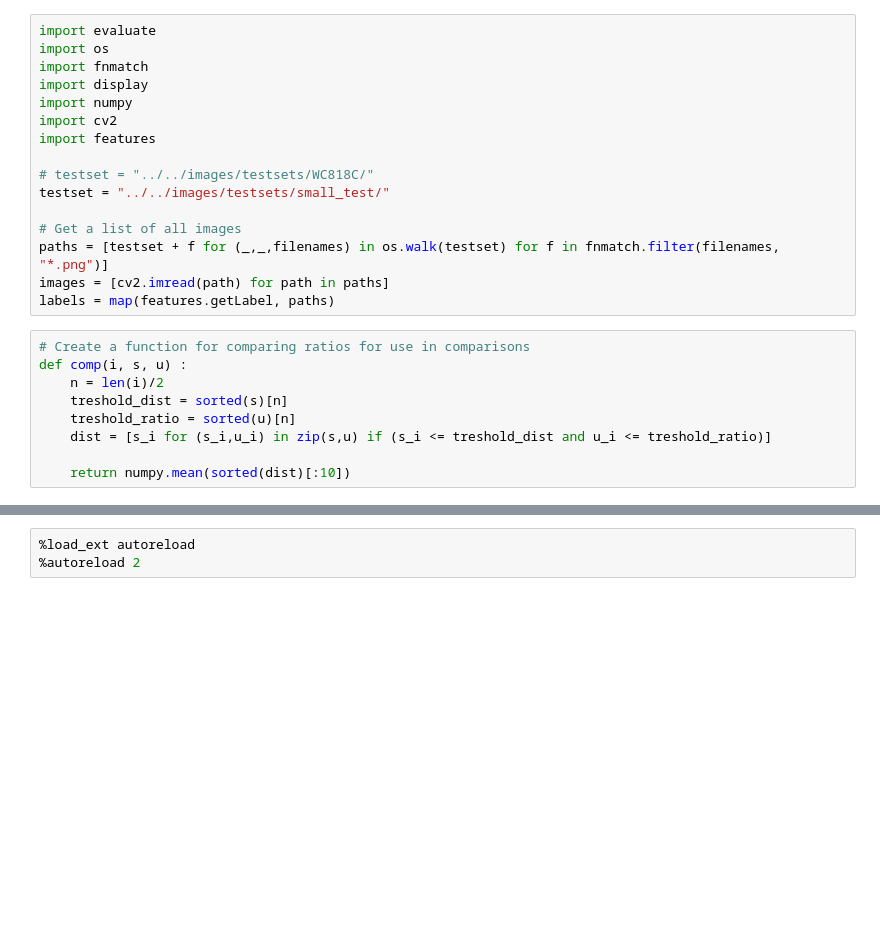
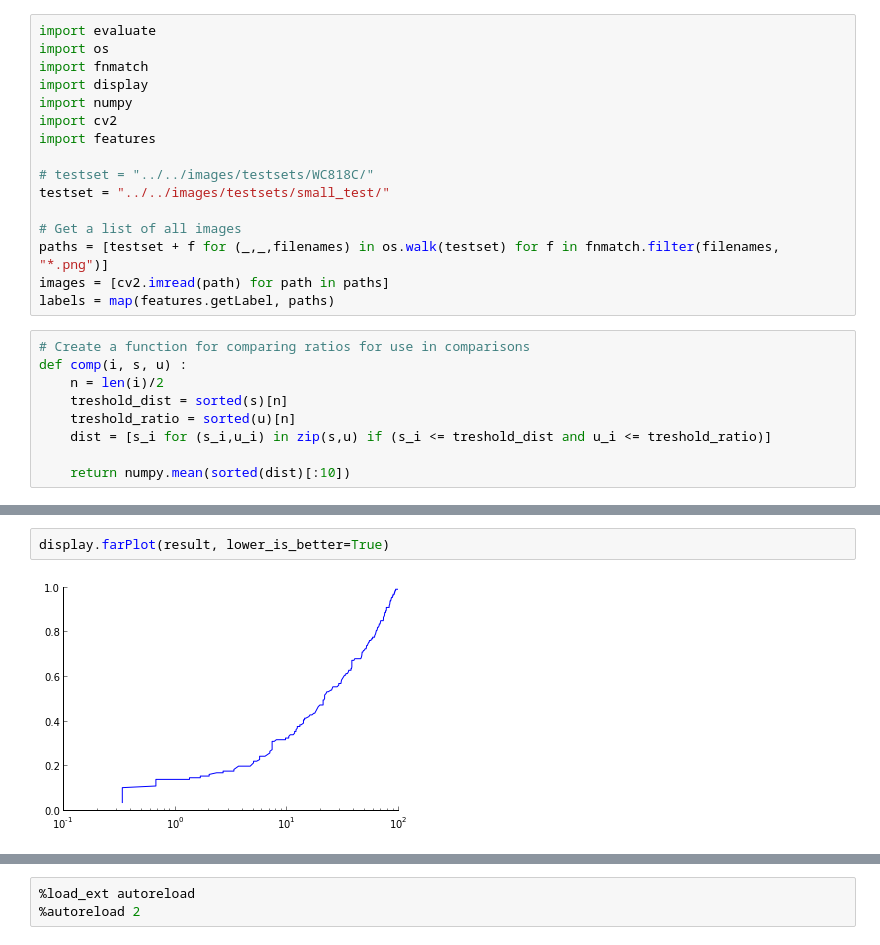
Before and after one commit to arnfred/Mirror-Match, a Jupyter notebook: code/descriptors/OpenCV-Evaluate-Plots.ipynb, the cells around one changed output, grey strips where cells are left out. Saved outputs shown, nothing was run; the diff lists cells and outputs as text; blank space fills up the shorter version.

```diff
--- a/code/descriptors/OpenCV-Evaluate-Plots.ipynb
+++ b/code/descriptors/OpenCV-Evaluate-Plots.ipynb
@@ -43,3 +42,7 @@ Diff of means:          5.233
 Standard deviation:     7.441
 # of sd's:              0.703
 [figure]
+# %%
+display.farPlot(result, lower_is_better=True)
+# %% [output]
+[figure, added]
```
Also changed, not shown: parts of 6 cells of this notebook, 35 other files.
